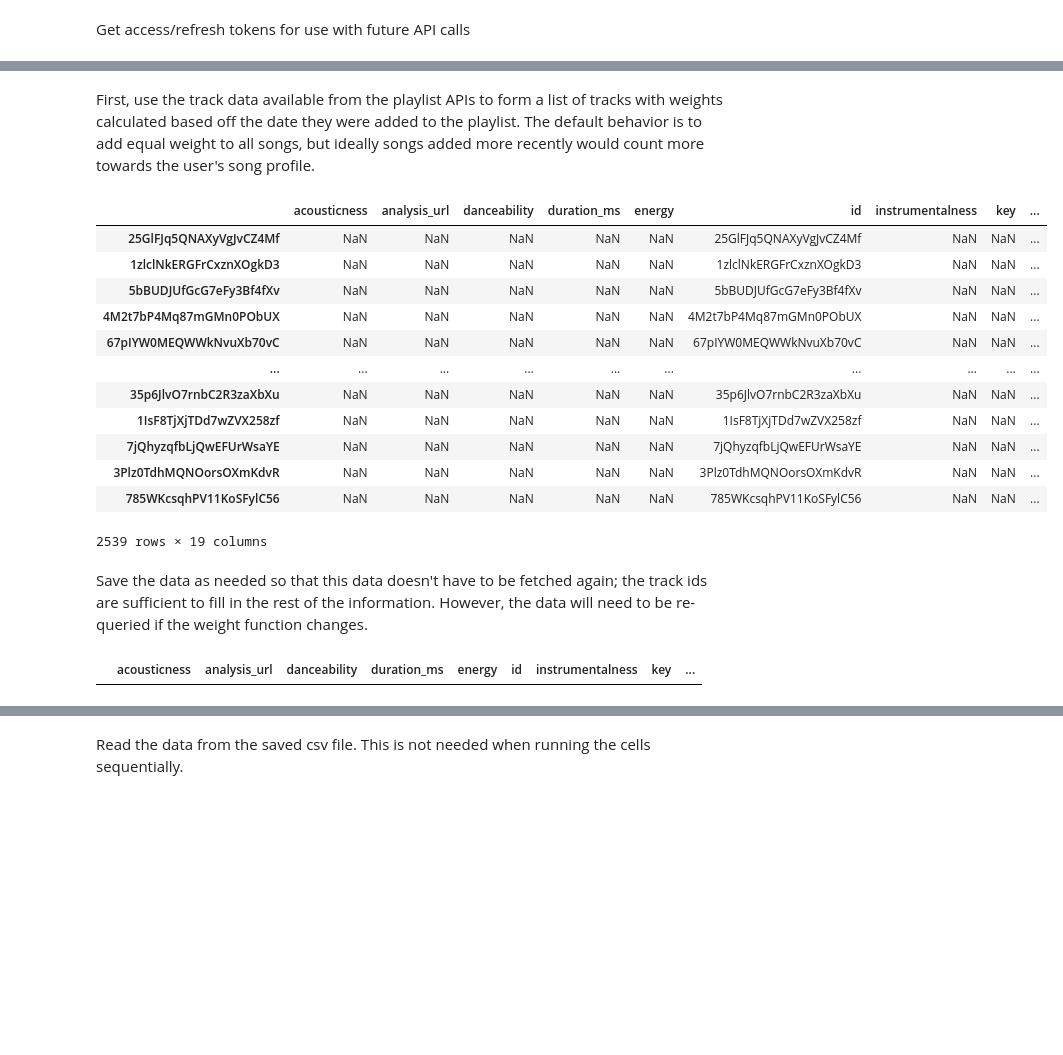
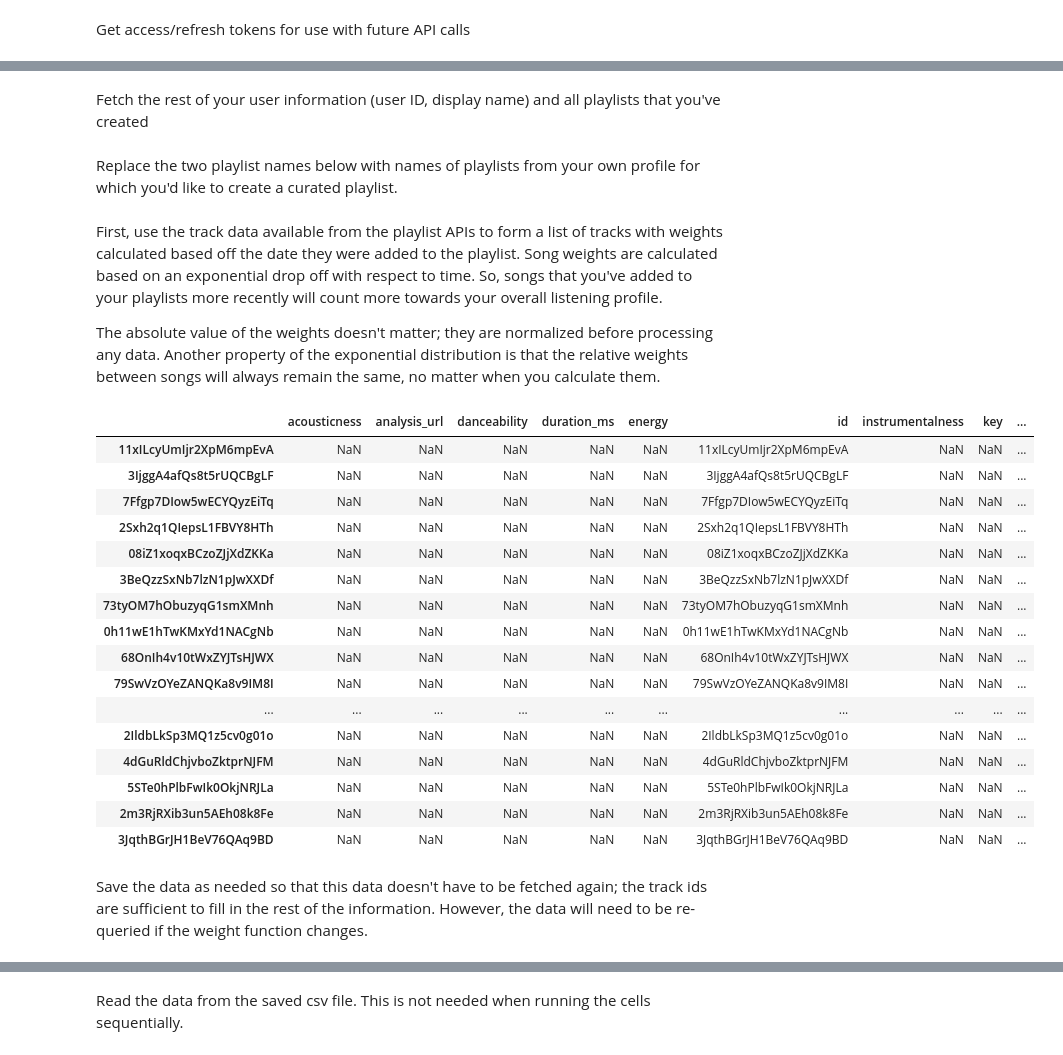
Before and after one commit to jtang6598/smoothie, a Jupyter notebook: demo.ipynb, the cells around one changed output, grey strips where cells are left out. Drawn from its saved outputs; the diff is of its cells as text; code cells hidden in the pictures; blank space fills up the shorter version.

```diff
--- a/demo.ipynb
+++ b/demo.ipynb
@@ -49,54 +46,70 @@ await auth_handler.request_access_token(me)
+# %% [markdown]
+Fetch the rest of your user information (user ID, display name) and all playlists that you've created
+# %%
+await user_apis.get_profile(session, me)
+playlist_list = await playlist_apis.get_current_users_playlists(session, me)
+# %% [markdown]
+Replace the two playlist names below with names of playlists from your own profile for which you'd like to create a curated playlist.
+# %%
+wanted_playlists = ['BOPIS (poop 3.2.2)', 'semi-chill (aka poop 2.7)']
 # %% [markdown]
-First, use the track data available from the playlist APIs to form a list of tracks with weights calculated based off the date they were added to the playlist. The default behavior is to add equal weight to all songs, but ideally songs added more recently would count more towards the user's song profile.
+First, use the track data available from the playlist APIs to form a list of tracks with weights calculated based off the date they were added to the playlist. Song weights are calculated based on an exponential drop off with respect to time. So, songs that you've added to your playlists more recently will count more towards your overall listening profile.
+
+The absolute value of the weights doesn't matter; they are normalized before processing any data. Another property of the exponential distribution is that the relative weights between songs will always remain the same, no matter when you calculate them.
 # %%
-await spotify.user_apis.get_profile(session, me)
-playlist_list = await spotify.playlist_apis.get_current_users_playlists(session, me)
-
-song_df = pd.DataFrame(columns=[field.name for field in dataclasses.fields(Song)])
-song_df.set_index('id')
-weight_df = pd.DataFrame(columns=['id', 'weight'])
-weight_df.set_index('id')
+song_dfs = [pd.DataFrame(columns=[field.name for field in dataclasses.fields(Song)]) for playlist in wanted_playlists]
+weight_dfs = [pd.DataFrame(columns=['id', 'weight']) for playlist in wanted_playlists]
 
 def weight_from_add_date(ref_time, added_time):
-    return 1
+#     return 1
+    LAMBDA = 0.01
+    added_time = pd.to_datetime(added_time).timestamp()
     time_diff = ref_time - added_time
-    # some kind of exponential drop-off
+    time_diff = time_diff / (60 * 60 * 24) # convert time difference from seconds to days
+    return LAMBDA * np.exp(-LAMBDA * time_diff)
 
-for playlist in playlist_list:
-    track_list = await spotify.playlist_apis.get_playlist(session, me, playlist['id'])
+def insert_tracks_to_weight_df(track_list, weight_df):
     for track in track_list:
         if not track['track']['id']:
             continue
         try:
             row = weight_df.loc[track['track']['id']]
-            row.weight += weight_from_add_date(track['added_at'], time.time())
+            row.weight += weight_from_add_date(time.time(), track['added_at'])
         except KeyError:
             weight_df.loc[track['track']['id']] = {
-                'weight': weight_from_add_date(track['added_at'], time.time()),
+                'weight': weight_from_add_date(time.time(), track['added_at']),
                 'id': track['track']['id']
             }
-
-song_df = song_df.append(weight_df)
+    return weight_df
 
 
-song_df
+for i, playlist_name in enumerate(wanted_playlists):
+    song_dfs[i].set_index('id')
+    weight_dfs[i].set_index('id')
+    playlist_id = [playlist['id'] for playlist in playlist_list if playlist['name'] == playlist_name][0]
+    track_list = await playlist_apis.get_playlist(session, me, playlist_id)
+    weight_dfs[i] = insert_tracks_to_weight_df(track_list, weight_dfs[i])
+    song_dfs[i] = song_dfs[i].append(weight_dfs[i])
+
+
+song_dfs[0]
 # %% [output]
 |  | acousticness | analysis_url | danceability | duration_ms | energy | id | instrumentalness | key | ... |
-| 25GlFJq5QNAXyVgJvCZ4Mf | NaN | NaN | NaN | NaN | NaN | 25GlFJq5QNAXyVgJvCZ4Mf | NaN | NaN | ... |
-| 1zlclNkERGFrCxznXOgkD3 | NaN | NaN | NaN | NaN | NaN | 1zlclNkERGFrCxznXOgkD3 | NaN | NaN | ... |
-| 5bBUDJUfGcG7eFy3Bf4fXv | NaN | NaN | NaN | NaN | NaN | 5bBUDJUfGcG7eFy3Bf4fXv | NaN | NaN | ... |
-| 4M2t7bP4Mq87mGMn0PObUX | NaN | NaN | NaN | NaN | NaN | 4M2t7bP4Mq87mGMn0PObUX | NaN | NaN | ... |
-| 67pIYW0MEQWWkNvuXb70vC | NaN | NaN | NaN | NaN | NaN | 67pIYW0MEQWWkNvuXb70vC | NaN | NaN | ... |
+| 11xILcyUmIjr2XpM6mpEvA | NaN | NaN | NaN | NaN | NaN | 11xILcyUmIjr2XpM6mpEvA | NaN | NaN | ... |
+| 3IjggA4afQs8t5rUQCBgLF | NaN | NaN | NaN | NaN | NaN | 3IjggA4afQs8t5rUQCBgLF | NaN | NaN | ... |
+| 7Ffgp7DIow5wECYQyzEiTq | NaN | NaN | NaN | NaN | NaN | 7Ffgp7DIow5wECYQyzEiTq | NaN | NaN | ... |
+| 2Sxh2q1QIepsL1FBVY8HTh | NaN | NaN | NaN | NaN | NaN | 2Sxh2q1QIepsL1FBVY8HTh | NaN | NaN | ... |
+| 08iZ1xoqxBCzoZJjXdZKKa | NaN | NaN | NaN | NaN | NaN | 08iZ1xoqxBCzoZJjXdZKKa | NaN | NaN | ... |
+| 3BeQzzSxNb7lzN1pJwXXDf | NaN | NaN | NaN | NaN | NaN | 3BeQzzSxNb7lzN1pJwXXDf | NaN | NaN | ... |
+| 73tyOM7hObuzyqG1smXMnh | NaN | NaN | NaN | NaN | NaN | 73tyOM7hObuzyqG1smXMnh | NaN | NaN | ... |
+| 0h11wE1hTwKMxYd1NACgNb | NaN | NaN | NaN | NaN | NaN | 0h11wE1hTwKMxYd1NACgNb | NaN | NaN | ... |
+| 68OnIh4v10tWxZYJTsHJWX | NaN | NaN | NaN | NaN | NaN | 68OnIh4v10tWxZYJTsHJWX | NaN | NaN | ... |
+| 79SwVzOYeZANQKa8v9IM8I | NaN | NaN | NaN | NaN | NaN | 79SwVzOYeZANQKa8v9IM8I | NaN | NaN | ... |
 | ... | ... | ... | ... | ... | ... | ... | ... | ... | ... |
-| 35p6JlvO7rnbC2R3zaXbXu | NaN | NaN | NaN | NaN | NaN | 35p6JlvO7rnbC2R3zaXbXu | NaN | NaN | ... |
-| 1IsF8TjXjTDd7wZVX258zf | NaN | NaN | NaN | NaN | NaN | 1IsF8TjXjTDd7wZVX258zf | NaN | NaN | ... |
-| 7jQhyzqfbLjQwEFUrWsaYE | NaN | NaN | NaN | NaN | NaN | 7jQhyzqfbLjQwEFUrWsaYE | NaN | NaN | ... |
-| 3Plz0TdhMQNOorsOXmKdvR | NaN | NaN | NaN | NaN | NaN | 3Plz0TdhMQNOorsOXmKdvR | NaN | NaN | ... |
-| 785WKcsqhPV11KoSFylC56 | NaN | NaN | NaN | NaN | NaN | 785WKcsqhPV11KoSFylC56 | NaN | NaN | ... |
+| 2IldbLkSp3MQ1z5cv0g01o | NaN | NaN | NaN | NaN | NaN | 2IldbLkSp3MQ1z5cv0g01o | NaN | NaN | ... |
+| 4dGuRldChjvboZktprNJFM | NaN | NaN | NaN | NaN | NaN | 4dGuRldChjvboZktprNJFM | NaN | NaN | ... |
+| 5STe0hPlbFwIk0OkjNRJLa | NaN | NaN | NaN | NaN | NaN | 5STe0hPlbFwIk0OkjNRJLa | NaN | NaN | ... |
+| 2m3RjRXib3un5AEh08k8Fe | NaN | NaN | NaN | NaN | NaN | 2m3RjRXib3un5AEh08k8Fe | NaN | NaN | ... |
+| 3JqthBGrJH1BeV76QAq9BD | NaN | NaN | NaN | NaN | NaN | 3JqthBGrJH1BeV76QAq9BD | NaN | NaN | ... |
-2539 rows × 19 columns
 # %% [markdown]
 Save the data as needed so that this data doesn't have to be fetched again; the track ids are sufficient to fill in the rest of the information. However, the data will need to be re-queried if the weight function changes.
-# %%
-song_df.to_csv('jason_df.csv')
-# %% [output]
-|  | acousticness | analysis_url | danceability | duration_ms | energy | id | instrumentalness | key | ... |
```
Also changed, not shown: parts of 18 cells of this notebook.
